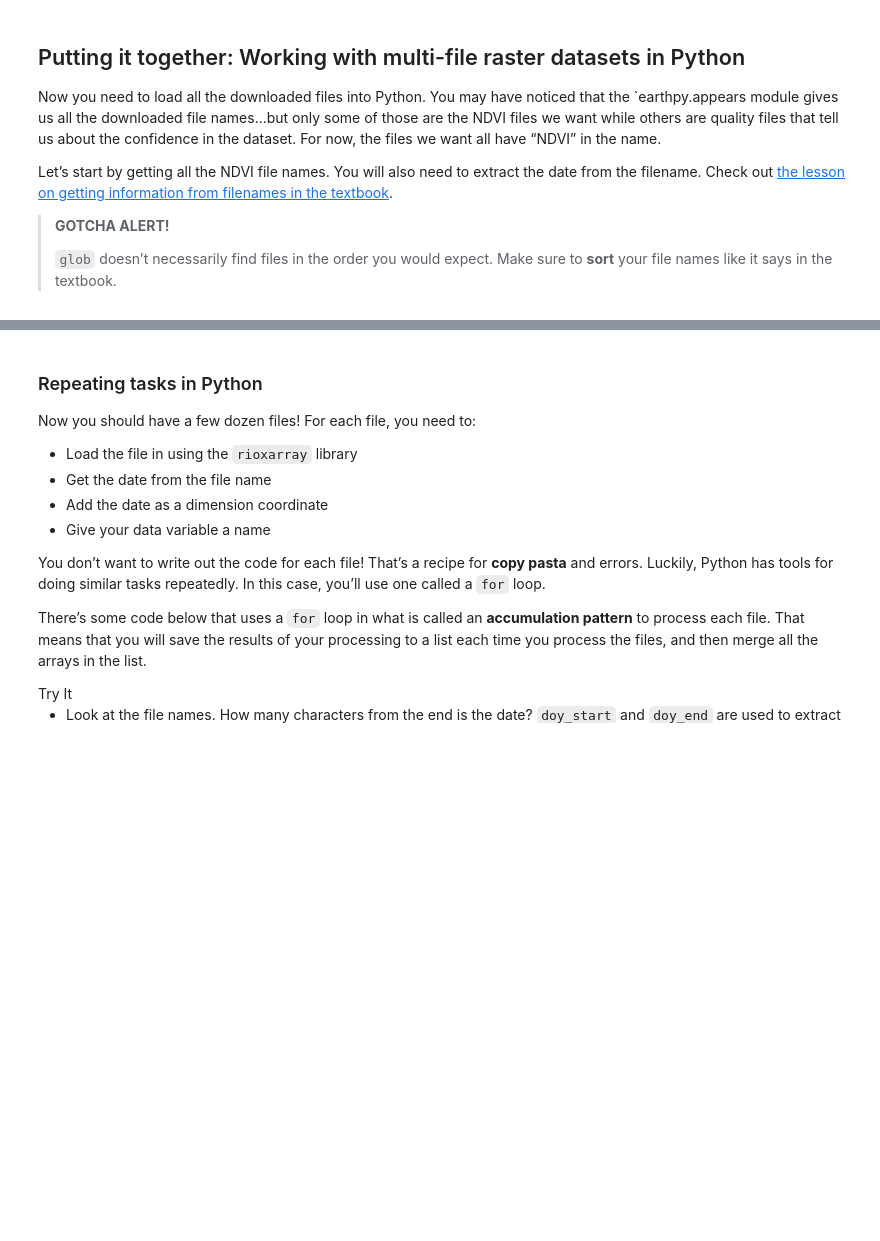
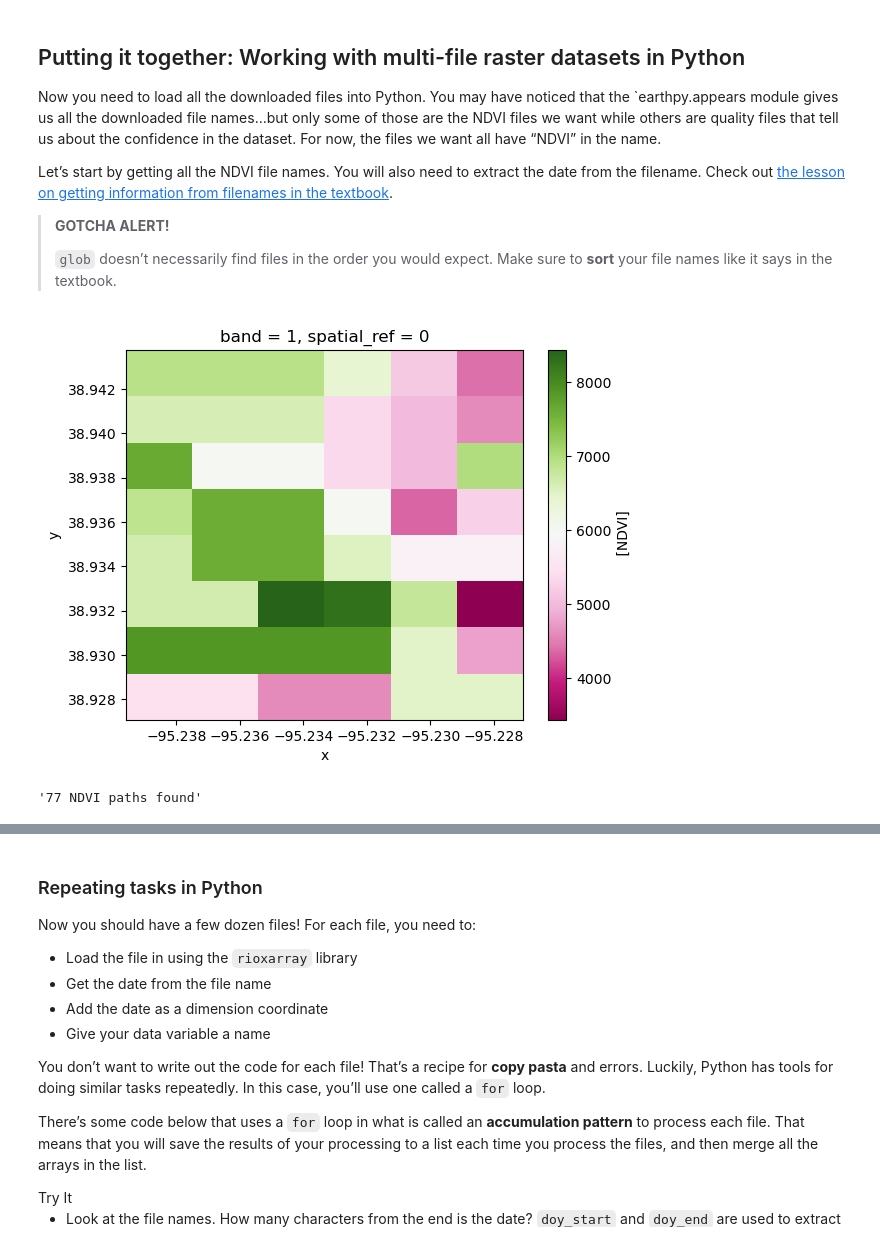
Before and after one commit to cu-esiil-edu/04-vegetation-Rileemccurley, a Jupyter notebook: notebooks/vegetation-92-download-ndvi.ipynb, the cells around one changed output, grey strips where cells are left out. Drawn from its saved outputs; the diff is of its cells as text; code cells hidden in the pictures; blank space fills up the shorter version.

Commit message:
finishing haskell vegetation

```diff
--- a/notebooks/vegetation-92-download-ndvi.ipynb
+++ b/notebooks/vegetation-92-download-ndvi.ipynb
@@ -185,5 +185,22 @@ textbook](https://www.earthdatascience.org/courses/intro-to-earth-data-science/w
 >
 > `glob` doesn’t necessarily find files in the order you would expect.
 > Make sure to **sort** your file names like it says in the textbook.
+# %%
+# Open the GeoTIFF
+tif_path = "/workspaces/data/haskell-vegetation/haskell-vegetation/MOD13Q1.061_2015137_to_2025244/MOD13Q1.061__250m_16_days_NDVI_doy2015145000000_aid0001.tif"
+
+raster = rxr.open_rasterio(tif_path)
+
+# Plot
+raster.plot(cmap='PiYG')
+
+plt.show()
+# %% [output]
+[figure, added]
 # %%
-# Get a list of NDVI tif file paths
+# Get list of NDVI tif file paths
+ndvi_paths = sorted(glob(os.path.join(
+    '/workspaces/data/haskell-vegetation/haskell-vegetation', '**', '*NDVI*.tif')))
+f'{len(ndvi_paths)} NDVI paths found'
+# %% [output]
+'77 NDVI paths found'
```
Also changed, not shown: parts of 8 cells of this notebook, 1 other file.
